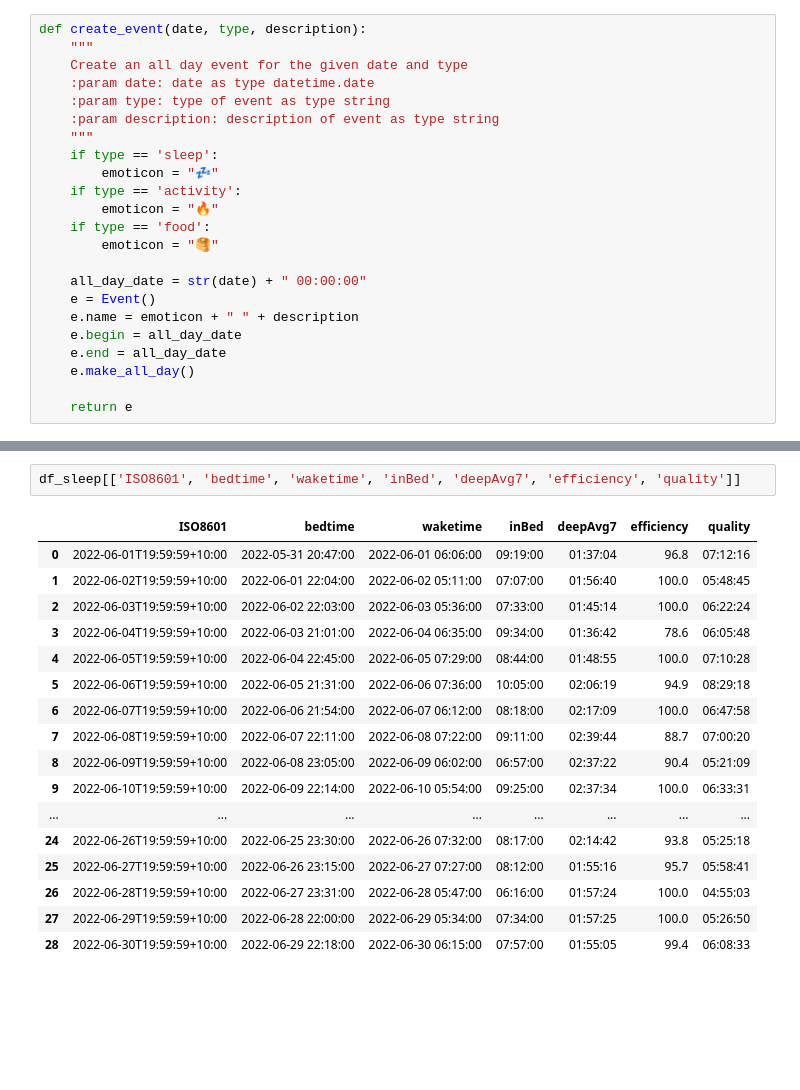
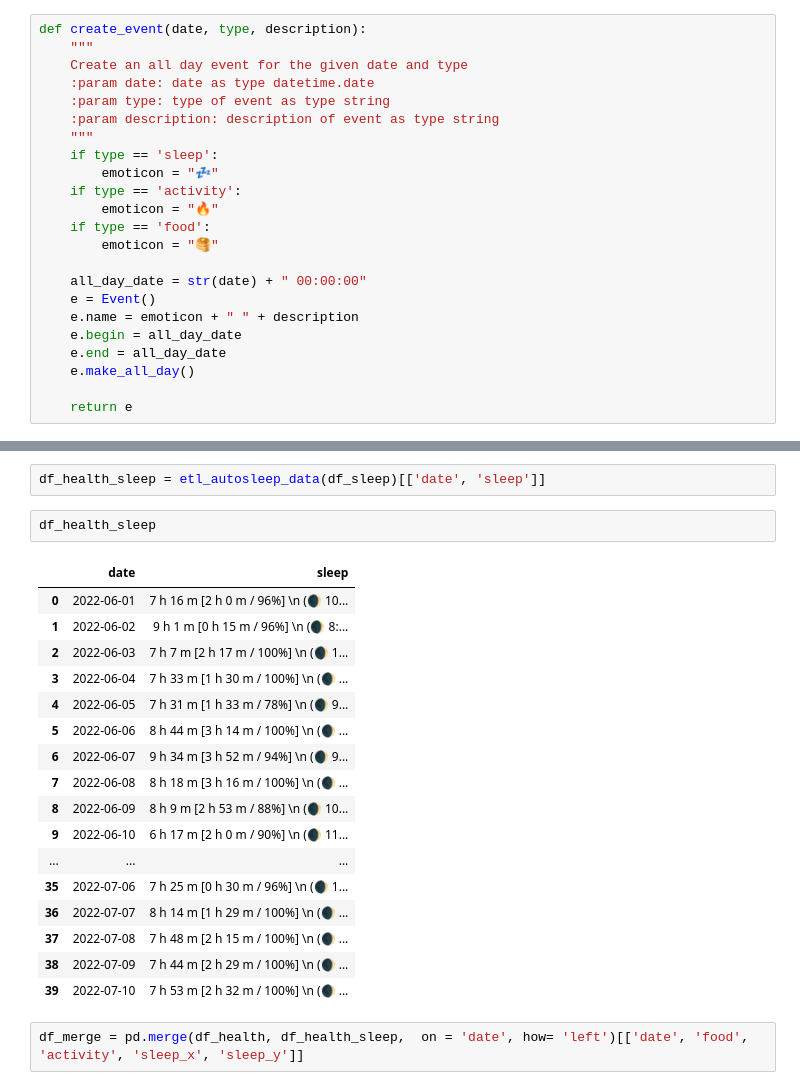
Before and after one commit to namtonthat/apple-health-data, a Jupyter notebook: apple-health.ipynb, the cells around one changed output, grey strips where cells are left out. Drawn from its saved outputs; the diff is of its cells as text; blank space fills up the shorter version.

```diff
--- a/apple-health.ipynb
+++ b/apple-health.ipynb
@@ -315,20 +301,24 @@ etl_autosleep_data(df_sleep)[['bedtime_1', 'waketime_1', 'inBed_1', 'deep_1']]
-# %%
-df_sleep[['ISO8601', 'bedtime', 'waketime', 'inBed', 'deepAvg7', 'efficiency', 'quality']]
-# %% [output]
-|  | ISO8601 | bedtime | waketime | inBed | deepAvg7 | efficiency | quality |
-| 0 | 2022-06-01T19:59:59+10:00 | 2022-05-31 20:47:00 | 2022-06-01 06:06:00 | 09:19:00 | 01:37:04 | 96.8 | 07:12:16 |
-| 1 | 2022-06-02T19:59:59+10:00 | 2022-06-01 22:04:00 | 2022-06-02 05:11:00 | 07:07:00 | 01:56:40 | 100.0 | 05:48:45 |
-| 2 | 2022-06-03T19:59:59+10:00 | 2022-06-02 22:03:00 | 2022-06-03 05:36:00 | 07:33:00 | 01:45:14 | 100.0 | 06:22:24 |
-| 3 | 2022-06-04T19:59:59+10:00 | 2022-06-03 21:01:00 | 2022-06-04 06:35:00 | 09:34:00 | 01:36:42 | 78.6 | 06:05:48 |
-| 4 | 2022-06-05T19:59:59+10:00 | 2022-06-04 22:45:00 | 2022-06-05 07:29:00 | 08:44:00 | 01:48:55 | 100.0 | 07:10:28 |
-| 5 | 2022-06-06T19:59:59+10:00 | 2022-06-05 21:31:00 | 2022-06-06 07:36:00 | 10:05:00 | 02:06:19 | 94.9 | 08:29:18 |
-| 6 | 2022-06-07T19:59:59+10:00 | 2022-06-06 21:54:00 | 2022-06-07 06:12:00 | 08:18:00 | 02:17:09 | 100.0 | 06:47:58 |
-| 7 | 2022-06-08T19:59:59+10:00 | 2022-06-07 22:11:00 | 2022-06-08 07:22:00 | 09:11:00 | 02:39:44 | 88.7 | 07:00:20 |
-| 8 | 2022-06-09T19:59:59+10:00 | 2022-06-08 23:05:00 | 2022-06-09 06:02:00 | 06:57:00 | 02:37:22 | 90.4 | 05:21:09 |
-| 9 | 2022-06-10T19:59:59+10:00 | 2022-06-09 22:14:00 | 2022-06-10 05:54:00 | 09:25:00 | 02:37:34 | 100.0 | 06:33:31 |
-| ... | ... | ... | ... | ... | ... | ... | ... |
-| 24 | 2022-06-26T19:59:59+10:00 | 2022-06-25 23:30:00 | 2022-06-26 07:32:00 | 08:17:00 | 02:14:42 | 93.8 | 05:25:18 |
-| 25 | 2022-06-27T19:59:59+10:00 | 2022-06-26 23:15:00 | 2022-06-27 07:27:00 | 08:12:00 | 01:55:16 | 95.7 | 05:58:41 |
-| 26 | 2022-06-28T19:59:59+10:00 | 2022-06-27 23:31:00 | 2022-06-28 05:47:00 | 06:16:00 | 01:57:24 | 100.0 | 04:55:03 |
-| 27 | 2022-06-29T19:59:59+10:00 | 2022-06-28 22:00:00 | 2022-06-29 05:34:00 | 07:34:00 | 01:57:25 | 100.0 | 05:26:50 |
-| 28 | 2022-06-30T19:59:59+10:00 | 2022-06-29 22:18:00 | 2022-06-30 06:15:00 | 07:57:00 | 01:55:05 | 99.4 | 06:08:33 |
+# %%
+df_health_sleep = etl_autosleep_data(df_sleep)[['date', 'sleep']]
+# %%
+df_health_sleep
+# %% [output]
+|  | date | sleep |
+| 0 | 2022-06-01 | 7 h 16 m [2 h 0 m / 96%] \n (🌒 10... |
+| 1 | 2022-06-02 | 9 h 1 m [0 h 15 m / 96%] \n (🌒 8:... |
+| 2 | 2022-06-03 | 7 h 7 m [2 h 17 m / 100%] \n (🌒 1... |
+| 3 | 2022-06-04 | 7 h 33 m [1 h 30 m / 100%] \n (🌒 ... |
+| 4 | 2022-06-05 | 7 h 31 m [1 h 33 m / 78%] \n (🌒 9... |
+| 5 | 2022-06-06 | 8 h 44 m [3 h 14 m / 100%] \n (🌒 ... |
+| 6 | 2022-06-07 | 9 h 34 m [3 h 52 m / 94%] \n (🌒 9... |
+| 7 | 2022-06-08 | 8 h 18 m [3 h 16 m / 100%] \n (🌒 ... |
+| 8 | 2022-06-09 | 8 h 9 m [2 h 53 m / 88%] \n (🌒 10... |
+| 9 | 2022-06-10 | 6 h 17 m [2 h 0 m / 90%] \n (🌒 11... |
+| ... | ... | ... |
+| 35 | 2022-07-06 | 7 h 25 m [0 h 30 m / 96%] \n (🌒 1... |
+| 36 | 2022-07-07 | 8 h 14 m [1 h 29 m / 100%] \n (🌒 ... |
+| 37 | 2022-07-08 | 7 h 48 m [2 h 15 m / 100%] \n (🌒 ... |
+| 38 | 2022-07-09 | 7 h 44 m [2 h 29 m / 100%] \n (🌒 ... |
+| 39 | 2022-07-10 | 7 h 53 m [2 h 32 m / 100%] \n (🌒 ... |
+# %%
+df_merge = pd.merge(df_health, df_health_sleep,  on = 'date', how= 'left')[['date', 'food', 'activity', 'sleep_x', 'sleep_y']]
```
Also changed, not shown: parts of 14 cells of this notebook, 3 other files.
